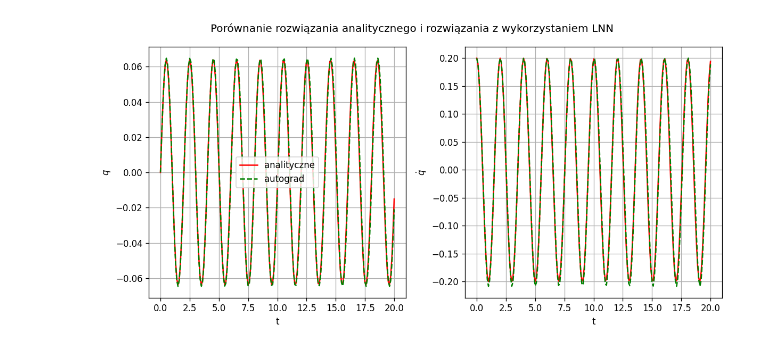
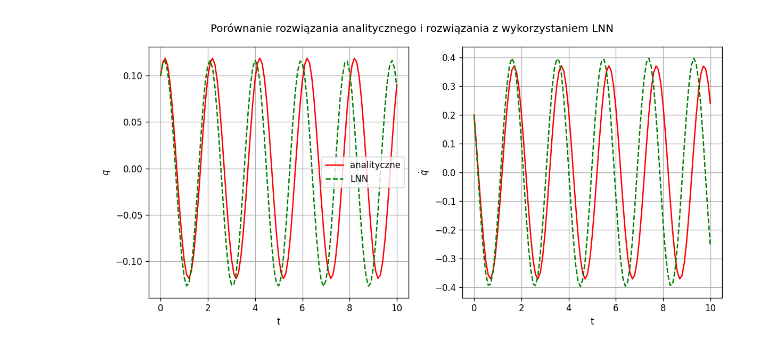
Before and after one commit to BartekFurmanek/LNN, a Jupyter notebook: LNN.ipynb, the cells around one changed output. Saved outputs shown, nothing was run; the diff lists cells and outputs as text; code cells hidden in the pictures.

```diff
--- a/LNN.ipynb
+++ b/LNN.ipynb
@@ -292,8 +302,8 @@ def solve_lagrangian(params, initial_state, times):
   return odeint(partial(equation_of_motion, learned_lagrangian(params)),
                   initial_state, times, rtol=1e-10, atol=1e-10)
 # %%
-x0 = jnp.array([0,0.2], dtype=np.float32)
-t = np.linspace(0, 20, num=201, dtype=np.float32)
+x0 = jnp.array([0.1,0.2], dtype=np.float32)
+t = np.linspace(0, 10, num=101, dtype=np.float32)
 
 %time lagrangian_clean = jax.device_get(solve_lagrangian(params, x0, t))
 lagrangian_clean = jax.device_get(jax.vmap(normalize)(lagrangian_clean))
@@ -307,22 +317,22 @@ Wall time: 380 ms
 # %%
 fig, axes = plt.subplots(1, 2, figsize=(10, 5), dpi=120)
 fig.suptitle('Porównanie rozwiązania analitycznego i rozwiązania z wykorzystaniem LNN')
 
 
 axes[0].plot(t, analitical_clean[:, 0], 'r', label='analityczne')
-axes[0].plot(t, lagrangian_clean[:, 0], 'g--', label='autograd')
+axes[0].plot(t, lagrangian_clean[:, 0], 'g--', label='LNN')
 axes[0].set_xlabel('t')
 axes[0].set_ylabel('$q$')
 axes[0].legend()
 axes[0].grid()
 
 
 axes[1].plot(t, analitical_clean[:, 1], 'r', label='analityczne')
-axes[1].plot(t, lagrangian_clean[:, 1], 'g--', label='autograd')
+axes[1].plot(t, lagrangian_clean[:, 1], 'g--', label='LNN')
 axes[1].set_xlabel('t')
 axes[1].set_ylabel('$\dot q$')
 axes[1].grid()
 
 plt.tight_layout()
 # %% [output]
-[figure, old version]
+[figure, new version]
```
Also changed, not shown: parts of 12 cells of this notebook.
